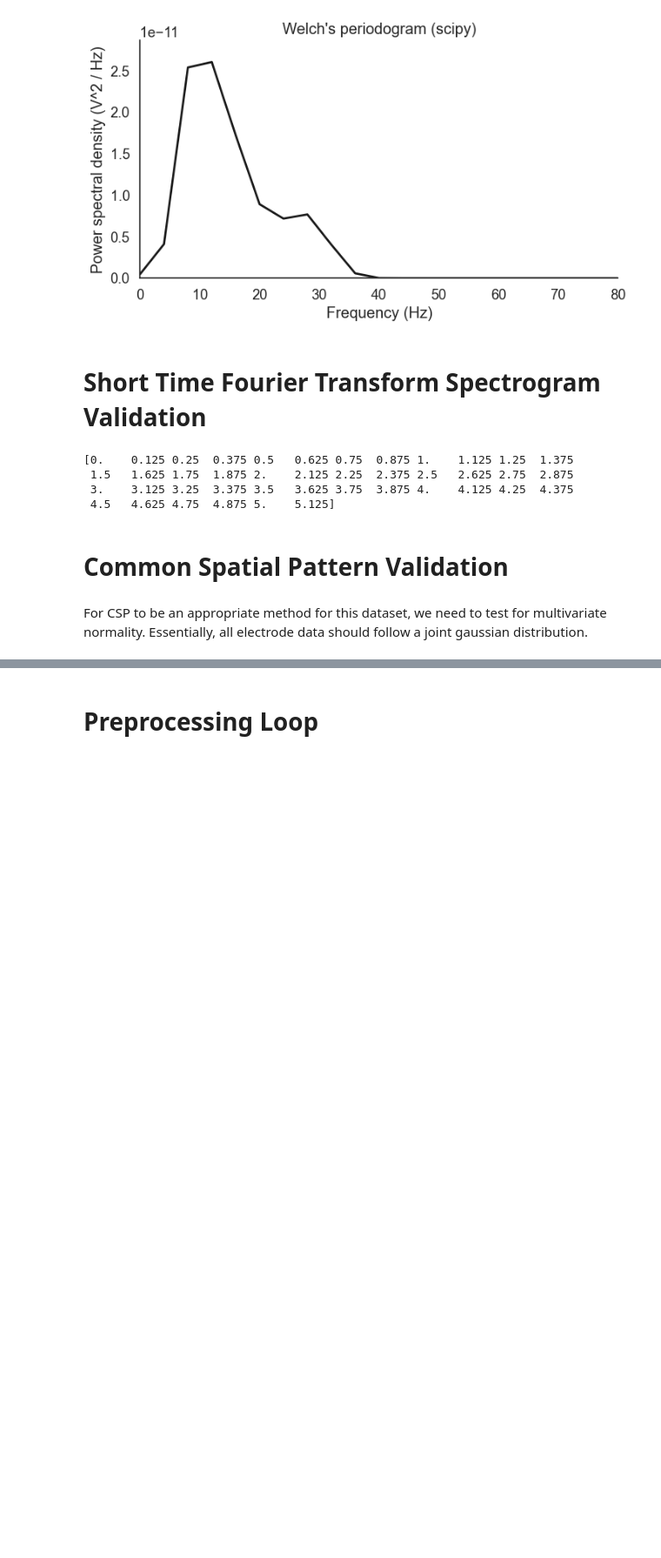
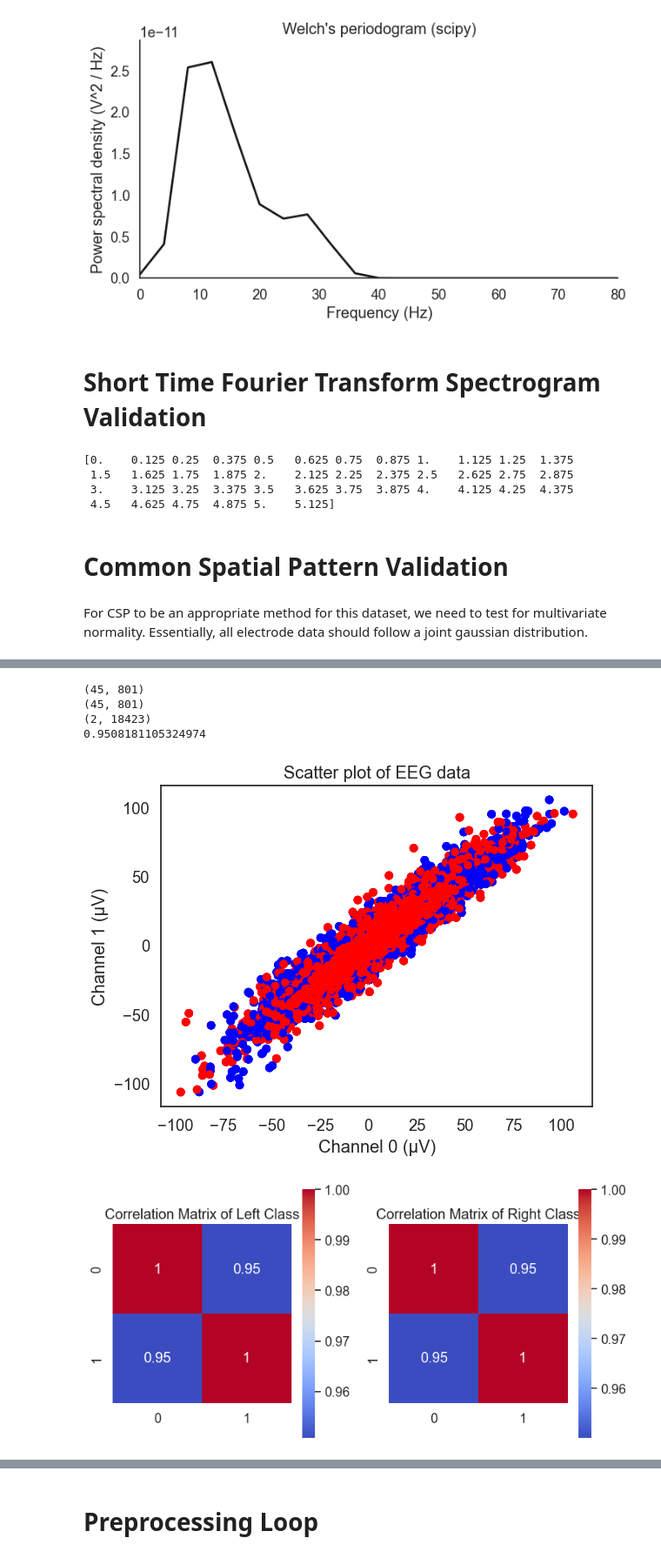
Before and after one commit to anmutechsupport/Energy-Efficient-Decoding-of-EEG-Motor-Imagery-using-Spiking-Legendre-Memory-Units, a Jupyter notebook: ml/preprocessing-bci2000.ipynb, the cells around one changed output, grey strips where cells are left out. Shown at 87% size. Cells and saved outputs as stored; diff of their text form; code cells hidden in the pictures; blank space fills up the shorter version.

```diff
--- a/ml/preprocessing-bci2000.ipynb
+++ b/ml/preprocessing-bci2000.ipynb
@@ -372,0 +402,58 @@ plt.show()
+# %%
+# scatter plot between channels and classes
+import seaborn as sns
+
+# extract class labels
+ch_1 = epochs_data[:, 0, :]
+ch_2 = epochs_data[:, 1, :]
+labels = epochs.events[:, -1] - 2
+label_left_idx = np.where(labels == 0)[0]
+label_right_idx = np.where(labels == 1)[0]
+labels = labels.reshape(-1, 1) * np.ones((1, ch_1.shape[1]))
+
+print(labels.shape)
+print(ch_1.shape)
+
+# Set the scaling factor to convert from volts to microvolts
+scaling_factor = 1e6
+
+# Create a scatter plot with color-coded points
+plt.scatter(ch_1.flatten()*scaling_factor, ch_2.flatten()*scaling_factor, c=labels.flatten(), cmap='bwr')
+
+# Add labels and a title
+plt.xlabel('Channel 0 (μV)')
+plt.ylabel('Channel 1 (μV)')
+plt.title('Scatter plot of EEG data')
+
+# inputs to cov and corr mats
+inp_left = np.stack((ch_1[label_left_idx, :].flatten(), ch_2[label_left_idx, :].flatten()))
+inp_right = np.stack((ch_1[label_right_idx, :].flatten(), ch_2[label_right_idx, :].flatten()))
+print(inp_left.shape)
+
+# Calculate cov matrix of two channels
+cov_left = np.cov(inp_left)
+cov_right = np.cov(inp_right)
+
+# cov values are super small so convert to correlation between [-1, 1]
+# cor_left = cov_left / np.sqrt(cov_left[0,0] * cov_left[1,1])
+# print(cor_left)
+cor_left = np.corrcoef(inp_left)
+cor_right = np.corrcoef(inp_right)
+print(cor_left[0, 1])
+
+# Plot the correlation matrices as heatmaps
+fig, axs = plt.subplots(1, 2, figsize=(8, 4))
+sns.heatmap(cor_left, cmap='coolwarm', annot=True, square=True, ax=axs[0])
+sns.heatmap(cor_right, cmap='coolwarm', annot=True, square=True, ax=axs[1])
+axs[0].set_title('Correlation Matrix of Left Class')
+axs[1].set_title('Correlation Matrix of Right Class')
+plt.tight_layout()
+
+plt.show();
+# %% [output]
+(45, 801)
+(45, 801)
+(2, 18423)
+0.9508181105324974
+[figure, added]
+[figure, added]
```
Also changed, not shown: parts of 7 cells of this notebook.
